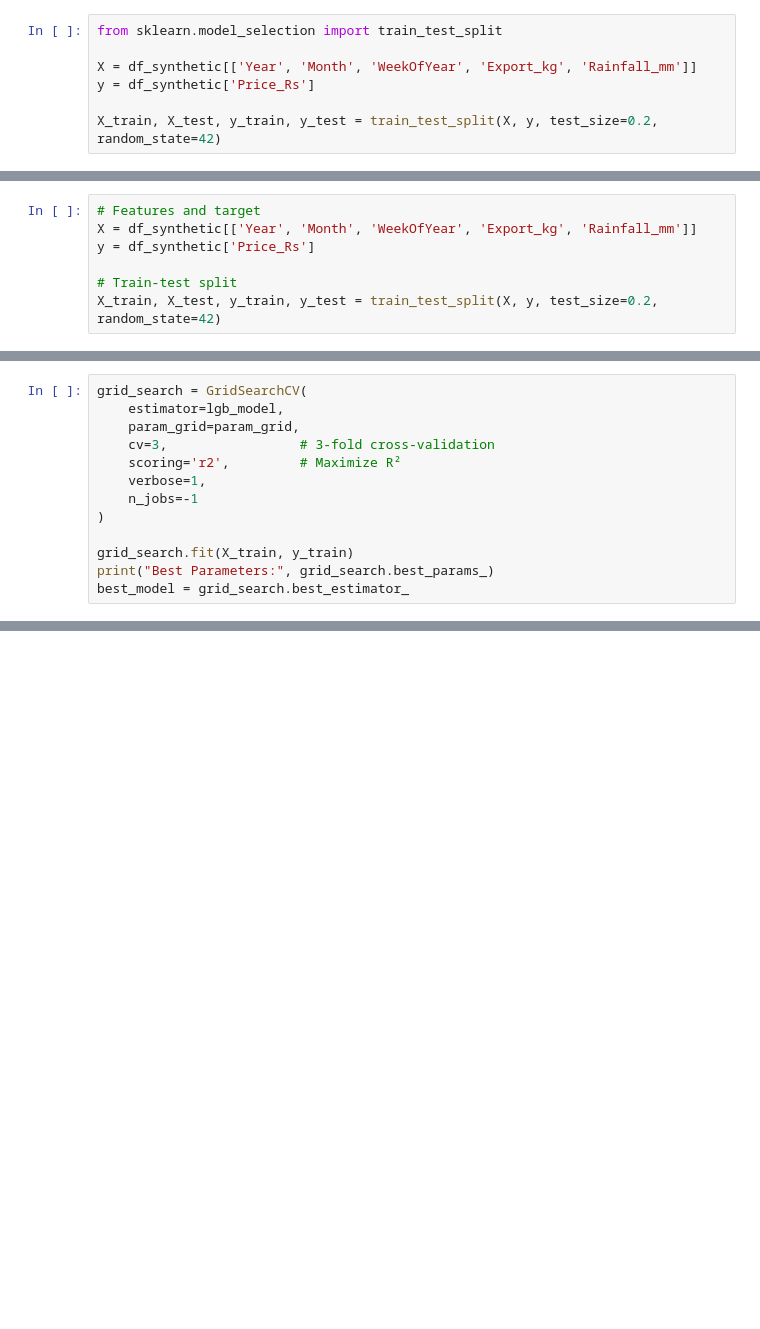
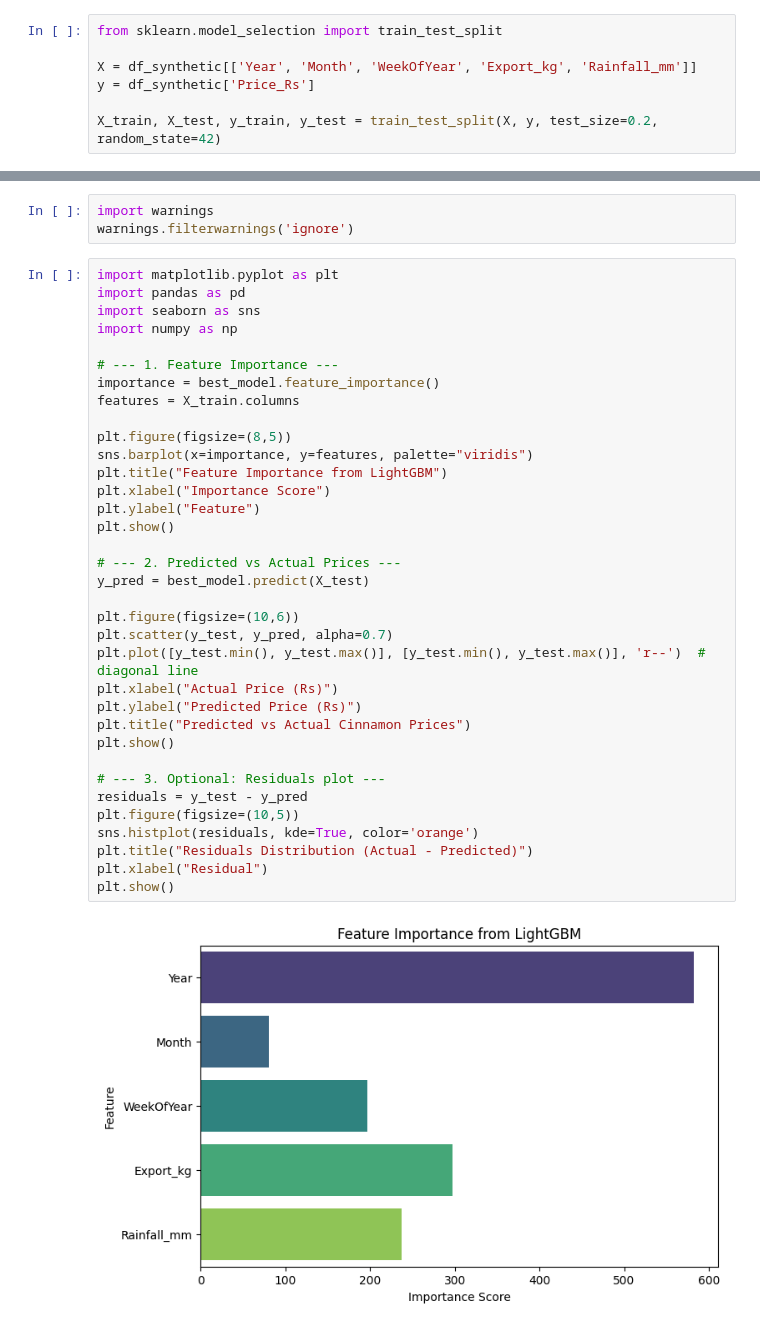
Before and after one commit to sasika2001/Sri-Lankan-Cinnamon-Price-Forecasting, a Jupyter notebook: Untitled17.ipynb, the cells around one changed output, grey strips where cells are left out. Cells and saved outputs as stored; diff of their text form; blank space fills up the shorter version.

```diff
--- a/Untitled17.ipynb
+++ b/Untitled17.ipynb
@@ -227,7 +84,0 @@ MAPE: 4.48%
-# %%
-# Features and target
-X = df_synthetic[['Year', 'Month', 'WeekOfYear', 'Export_kg', 'Rainfall_mm']]
-y = df_synthetic['Price_Rs']
-
-# Train-test split
-X_train, X_test, y_train, y_test = train_test_split(X, y, test_size=0.2, random_state=42)
@@ -247,13 +84,0 @@ from sklearn.model_selection import GridSearchCV
-# %%
-grid_search = GridSearchCV(
-    estimator=lgb_model,
-    param_grid=param_grid,
-    cv=3,                 # 3-fold cross-validation
-    scoring='r2',         # Maximize R²
-    verbose=1,
-    n_jobs=-1
-)
-
-grid_search.fit(X_train, y_train)
-print("Best Parameters:", grid_search.best_params_)
-best_model = grid_search.best_estimator_
@@ -386,0 +128,40 @@ print(future_df_next.head())
+# %%
+import warnings
+warnings.filterwarnings('ignore')
+# %%
+import matplotlib.pyplot as plt
+import pandas as pd
+import seaborn as sns
+import numpy as np
+
+# --- 1. Feature Importance ---
+importance = best_model.feature_importance()
+features = X_train.columns
+
+plt.figure(figsize=(8,5))
+sns.barplot(x=importance, y=features, palette="viridis")
+plt.title("Feature Importance from LightGBM")
+plt.xlabel("Importance Score")
+plt.ylabel("Feature")
+plt.show()
+
+# --- 2. Predicted vs Actual Prices ---
+y_pred = best_model.predict(X_test)
+
+plt.figure(figsize=(10,6))
+plt.scatter(y_test, y_pred, alpha=0.7)
+plt.plot([y_test.min(), y_test.max()], [y_test.min(), y_test.max()], 'r--')  # diagonal line
+plt.xlabel("Actual Price (Rs)")
+plt.ylabel("Predicted Price (Rs)")
+plt.title("Predicted vs Actual Cinnamon Prices")
+plt.show()
+
+# --- 3. Optional: Residuals plot ---
+residuals = y_test - y_pred
+plt.figure(figsize=(10,5))
+sns.histplot(residuals, kde=True, color='orange')
+plt.title("Residuals Distribution (Actual - Predicted)")
+plt.xlabel("Residual")
+plt.show()
+# %% [output]
+[figure, added]
```
Also changed, not shown: parts of 42 cells of this notebook.
